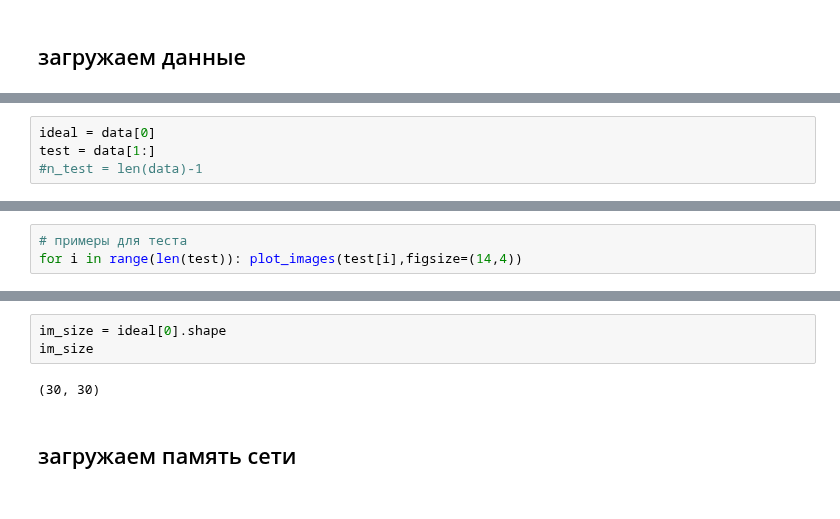
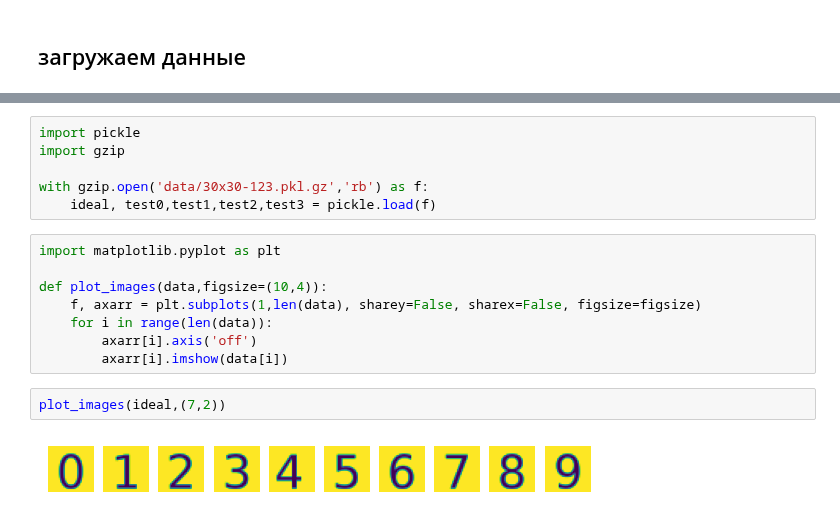
Before and after one commit to mechanoid5/ml_lectorium_2024_I, a Jupyter notebook: examples/18-hopfield/03-hamming.ipynb, the cells around one changed output, grey strips where cells are left out. Cells and saved outputs as stored; diff of their text form.

```diff
--- a/examples/18-hopfield/03-hamming.ipynb
+++ b/examples/18-hopfield/03-hamming.ipynb
@@ -29,4 +9,0 @@ with gzip.open('data/30x30-123.pkl.gz','rb') as f: data = pickle.load(f)
-# %%
-ideal = data[0]
-test = data[1:]
-#n_test = len(data)-1
@@ -38,3 +9,0 @@ plot_images(ideal,figsize=(14,4))
-# %%
-# примеры для теста
-for i in range(len(test)): plot_images(test[i],figsize=(14,4))
@@ -46,7 +10,18 @@ for i in range(len(test)): plot_images(test[i],figsize=(14,4))
-# %%
-im_size = ideal[0].shape
-im_size
-# %% [output]
-(30, 30)
-# %% [markdown]
-## загружаем память сети
+# %%
+import pickle
+import gzip
+
+with gzip.open('data/30x30-123.pkl.gz','rb') as f:
+    ideal, test0,test1,test2,test3 = pickle.load(f)
+# %%
+import matplotlib.pyplot as plt
+
+def plot_images(data,figsize=(10,4)):
+    f, axarr = plt.subplots(1,len(data), sharey=False, sharex=False, figsize=figsize)
+    for i in range(len(data)):
+        axarr[i].axis('off')
+        axarr[i].imshow(data[i])
+# %%
+plot_images(ideal,(7,2))
+# %% [output]
+[figure, added]
```
Also changed, not shown: parts of 32 cells of this notebook, 2 other files.
